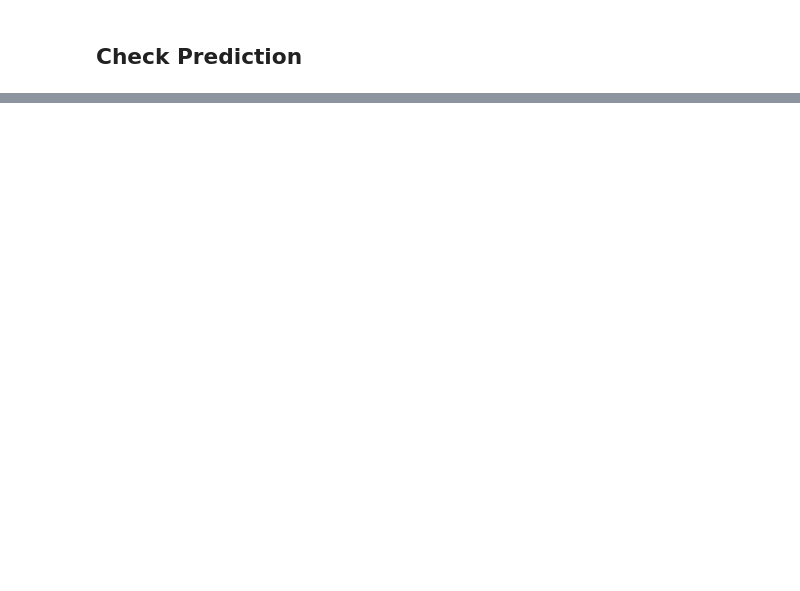
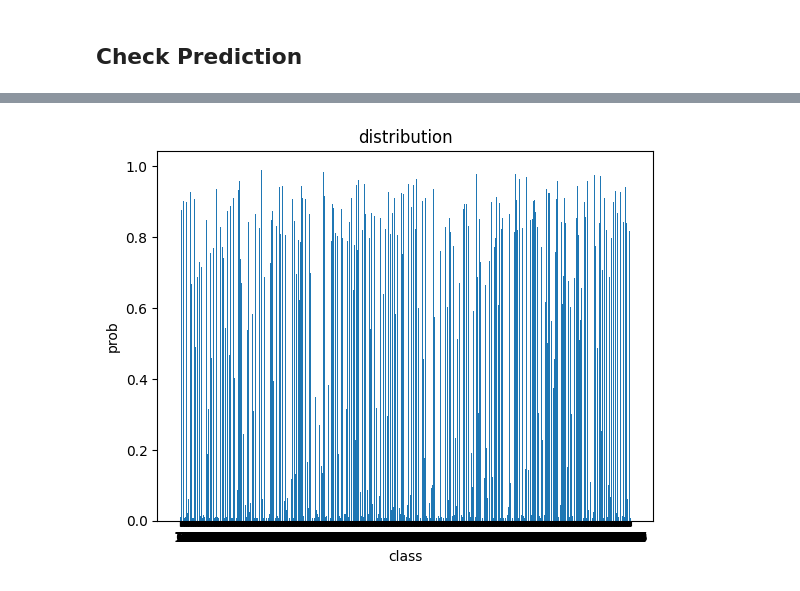
Before and after one commit to dinleo/Kaggle, a Jupyter notebook: llm-detect-ai-generated-text/test.ipynb, the cells around one changed output, grey strips where cells are left out. Cells and saved outputs as stored; diff of their text form; code cells hidden in the pictures; blank space fills up the shorter version.

```diff
--- a/llm-detect-ai-generated-text/test.ipynb
+++ b/llm-detect-ai-generated-text/test.ipynb
@@ -301,0 +353,12 @@ for ckpt_path in tqdm(ckpt_paths):
+# %%
+# Get the test dataset
+test_ds = get_test_dataset(test_df)
+
+# Generate predictions using the model
+pred_result = model.predict(
+    test_ds,
+    batch_size=min(CFG.batch_size * CFG.replicas * 2, len(test_df)),  # Set batch size
+    verbose=1
+)
+del model
+gc.collect()
@@ -364,0 +390,13 @@ sub_df.to_csv('submission.csv',index=False)
+# %%
+# 각 클래스의 인덱스
+classes = np.arange(len(pred_result))
+
+# 확률 분포 시각화
+plt.bar(classes, pred_result[:, 0])
+plt.xlabel('class')
+plt.ylabel('prob')
+plt.title('distribution')
+plt.xticks(classes)
+plt.show()
+# %% [output]
+[figure, added]
```
Also changed, not shown: parts of 16 cells of this notebook, 2 other files.
